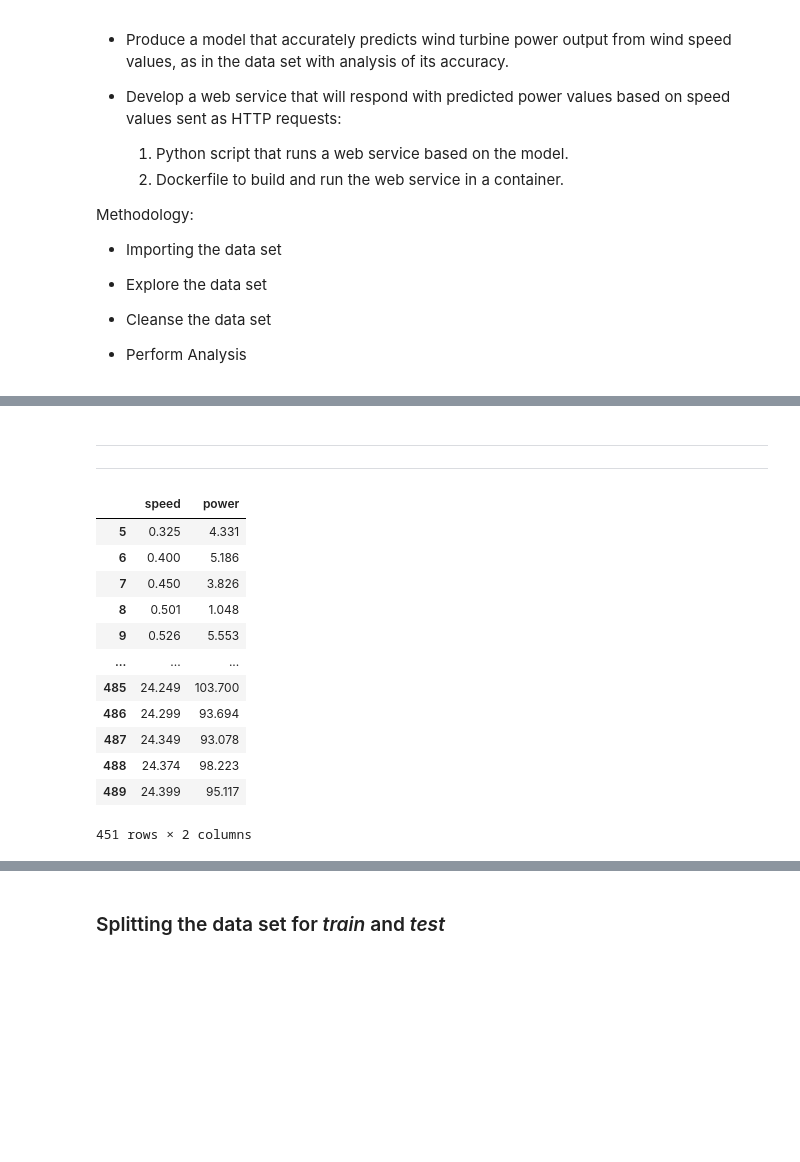
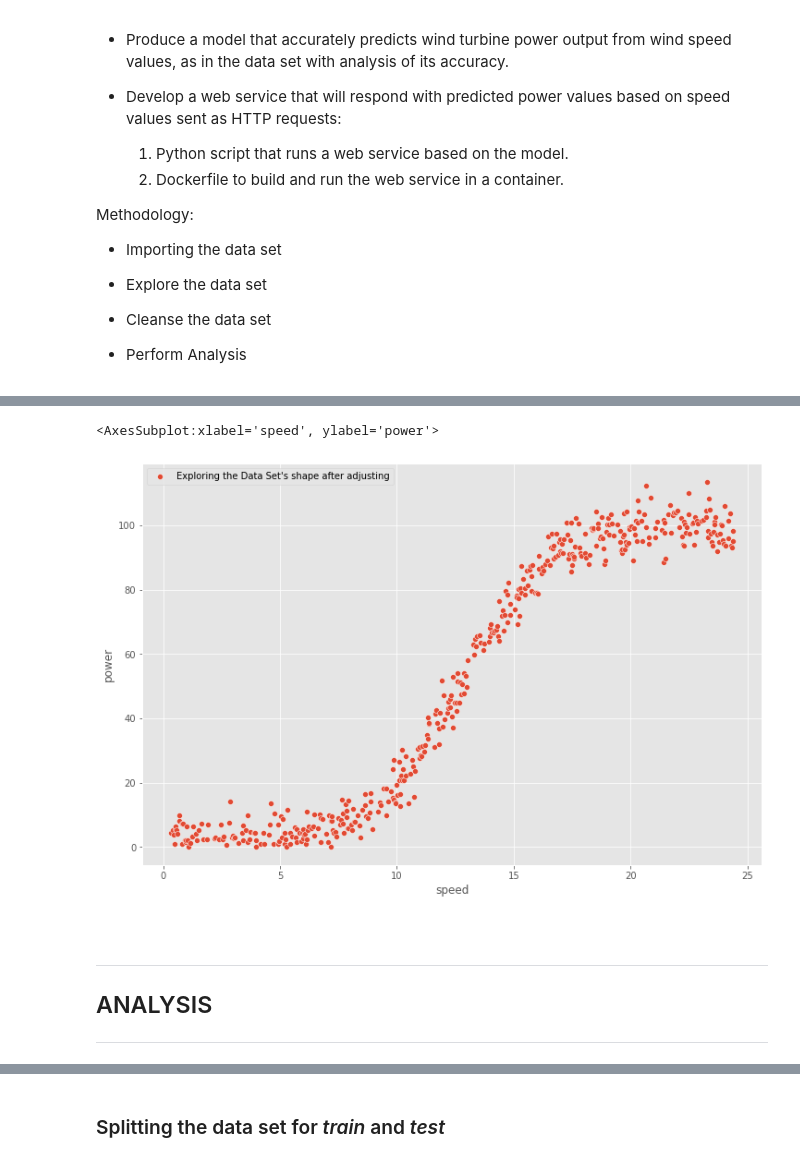
Before and after one commit to G00387867/Machine_Learning_Project, a Jupyter notebook: Machine_Learning_Project.ipynb, the cells around one changed output, grey strips where cells are left out. Cells and saved outputs as stored; diff of their text form; code cells hidden in the pictures; blank space fills up the shorter version.

```diff
--- a/Machine_Learning_Project.ipynb
+++ b/Machine_Learning_Project.ipynb
@@ -50,0 +93,3 @@ plt.rcParams["figure.figsize"] = [12, 8]
+# %%
+df = df[df != 0].dropna()
+df
@@ -51,24 +131,13 @@ plt.rcParams["figure.figsize"] = [12, 8]
+# %%
+sns.scatterplot(data = df, x = "speed", y = "power", label = "Exploring the Data Set's shape after adjusting")
+# %% [output]
+<AxesSubplot:xlabel='speed', ylabel='power'>
+[figure, added]
 # %% [markdown]
+<br>
+
 ***
 
+## ANALYSIS
+
 ***
-# %%
-# importing the data set
-url = "https://raw.githubusercontent.com/ianmcloughlin/2020A-machstat-project/master/dataset/powerproduction.csv"
-DataFrame = pd.read_csv(url, error_bad_lines=True)
-df = DataFrame[DataFrame != 0].dropna()
-df
-# %% [output]
-|  | speed | power |
-| 5 | 0.325 | 4.331 |
-| 6 | 0.400 | 5.186 |
-| 7 | 0.450 | 3.826 |
-| 8 | 0.501 | 1.048 |
-| 9 | 0.526 | 5.553 |
-| ... | ... | ... |
-| 485 | 24.249 | 103.700 |
-| 486 | 24.299 | 93.694 |
-| 487 | 24.349 | 93.078 |
-| 488 | 24.374 | 98.223 |
-| 489 | 24.399 | 95.117 |
-451 rows × 2 columns
```
Also changed, not shown: parts of 33 cells of this notebook.
